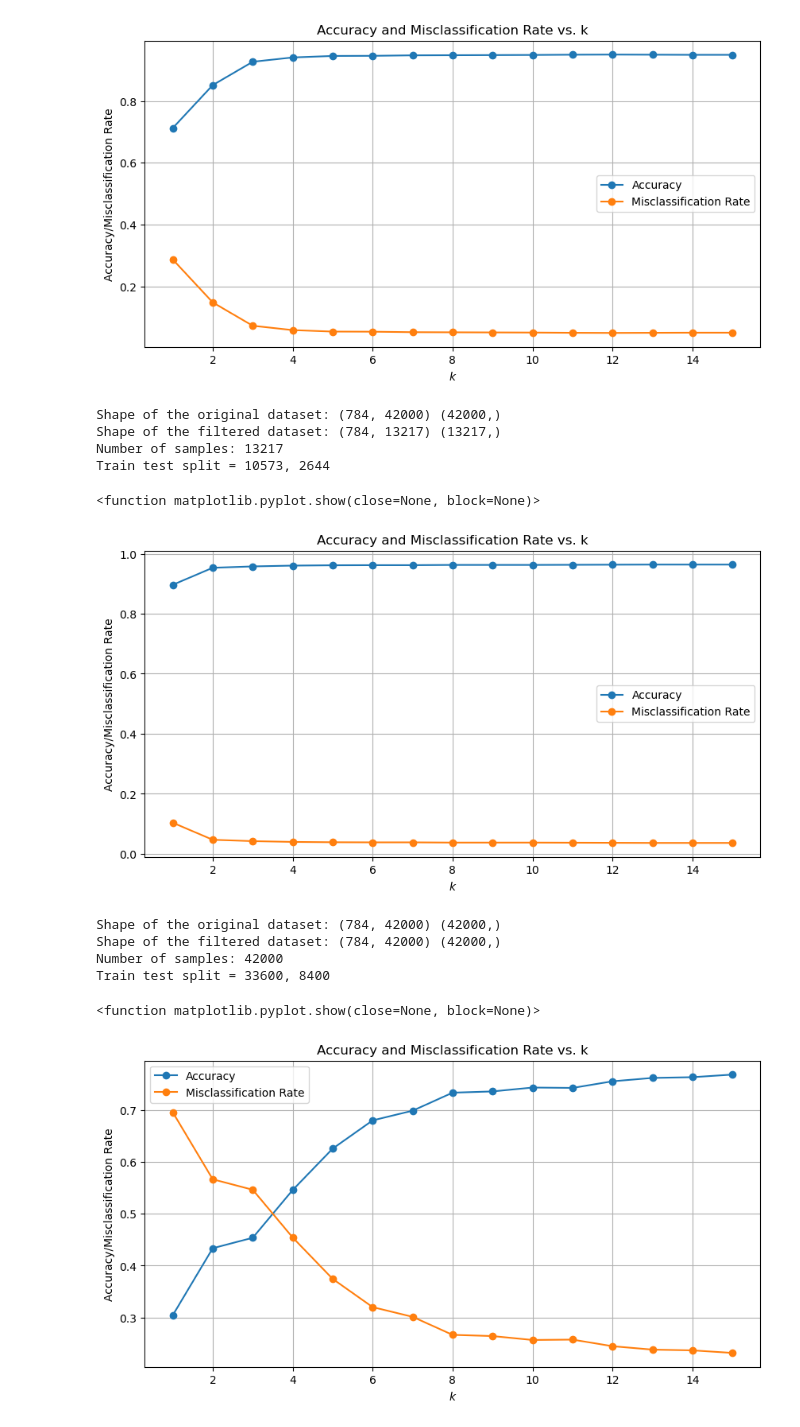
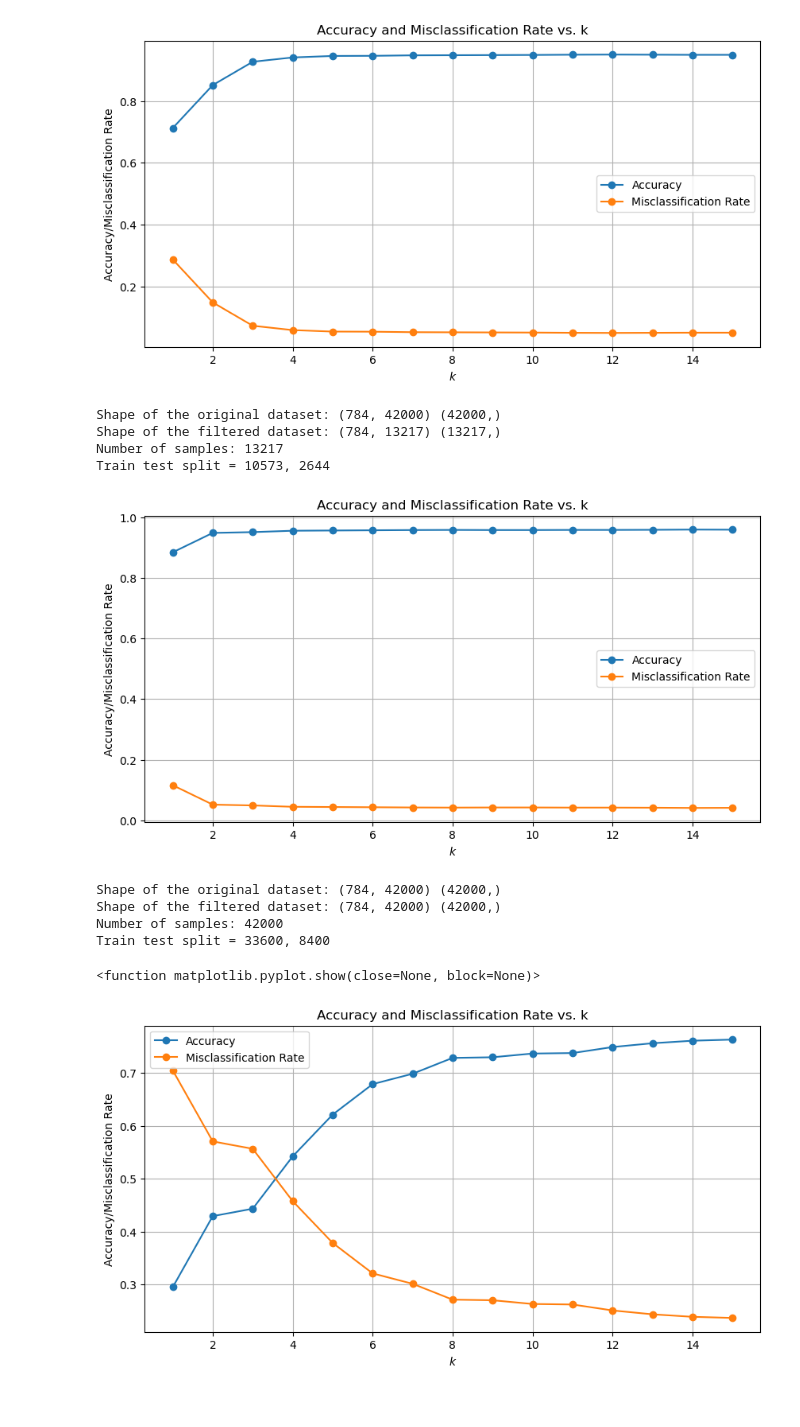
Before and after one commit to 26leonardo/homework_ssm_unibo, a Jupyter notebook: homework2.ipynb, the cells around one changed output. Drawn from its saved outputs; the diff is of its cells as text; code cells hidden in the pictures.

```diff
--- a/homework2.ipynb
+++ b/homework2.ipynb
@@ -477,16 +477,16 @@ def PCA(X_train, Y_train, labels, d = 784, k=2):
     Returns:
     Z_train numpy.ndarray: Train set projected into the low-dimensional space.
     list_centroid_clusters_projections list(numpy.ndarray): List of centroids of the clusters projected into the low-dimensional space.
-    P (numpy.ndarray): Projection matrix obtained from the training set.
+    tuple: Tuple containing the centroid of the data and the projection matrix.
     """
     # Compute centroid
-    cX = np.mean(X_train, axis=1)
+    cX_train = np.mean(X_train, axis=1)
 
     # Make it a column vector
-    cX = np.reshape(cX, (d, 1))
+    cX_train = np.reshape(cX_train, (d, 1))
 
     # Center the data
-    Xc = X_train - cX
+    Xc = X_train - cX_train
 
     # Compute SVD decomposition
     U, s, VT = np.linalg.svd(Xc, full_matrices=False)
@@ -497,8 +497,8 @@ def PCA(X_train, Y_train, labels, d = 784, k=2):
     # Define projection matrix
     P = Uk.T
 
-    # Project X_train -> Z_train
-    Z_train = P @ X_train
+    # Project X_train centred -> Z_train
+    Z_train = P @ Xc
 
     # Project centroid clusters
     list_centroid_clusters_projections = []
@@ -506,7 +506,7 @@ def PCA(X_train, Y_train, labels, d = 784, k=2):
         Zn = Z_train[:, Y_train == label]
         cX = np.mean(Zn, axis=1)
         list_centroid_clusters_projections.append(cX)
-    return Z_train, list_centroid_clusters_projections, P
+    return Z_train, list_centroid_clusters_projections, (cX_train,P)
 
 def average_distance_of_clusters_from_centroid(Z, Y_train, centroids):
     """
@@ -528,18 +528,22 @@ def average_distance_of_clusters_from_centroid(Z, Y_train, centroids):
 
     return distances
 
-def project_test_set(X_test, P):
+def project_test_set(X_test, train_coefficients):
     """
     Project the test set X_test into the low-dimensional space using the projection matrix P.
 
     Parameters:
     X_test (numpy.ndarray): Test set.
-    P (numpy.ndarray): Projection matrix obtained from the training set.
+    train_coefficients tuple: Tuple containing the centroid of the train data and the projection matrix.
 
     Returns:
     numpy.ndarray: Test set projected into the low-dimensional space.
     """
-    Z_test = P @ X_test
+    cx = train_coefficients[0]
+    P = train_coefficients[1]
+
+    Xc_test = X_test - cx
+    Z_test = P @ Xc_test
     return Z_test
 
 def classify_based_on_centroid(x, centroids, labels):
@@ -753,8 +757,8 @@ kk = np.arange(1, 16)
 accuracy_l = []
 mr_l = []
 for k in kk:
-    Z_0_6_9_train_k, proj_centr_clust_k, P_k = PCA(X_0_6_9_train, Y_0_6_9_train, labels, d, k)
-    Z_0_6_9_test_k = project_test_set(X_0_6_9_test, P_k)
+    Z_0_6_9_train_k, proj_centr_clust_k, train_coefficients_k = PCA(X_0_6_9_train, Y_0_6_9_train, labels, d, k)
+    Z_0_6_9_test_k = project_test_set(X_0_6_9_test, train_coefficients_k)
     MR, Acc = evaluation_PCA(Z_0_6_9_test_k, Y_0_6_9_test, proj_centr_clust_k, labels)
     accuracy_l.append(Acc)
     mr_l.append(MR)
@@ -783,8 +787,8 @@ kk = np.arange(1, 16)
 accuracy_l = []
 mr_l = []
 for k in kk:
-    Z_0_1_7_train_k, proj_centr_clust_k, P_k = PCA(X_0_1_7_train, Y_0_1_7_train, labels, d, k)
-    Z_0_1_7_test_k = project_test_set(X_0_1_7_test, P_k)
+    Z_0_1_7_train_k, proj_centr_clust_k, train_coefficients_k = PCA(X_0_1_7_train, Y_0_1_7_train, labels, d, k)
+    Z_0_1_7_test_k = project_test_set(X_0_1_7_test, train_coefficients_k)
     MR, Acc = evaluation_PCA(Z_0_1_7_test_k, Y_0_1_7_test, proj_centr_clust_k, labels)
     accuracy_l.append(Acc)
     mr_l.append(MR)
@@ -797,46 +801,45 @@ plt.xlabel(r'$k$')
 plt.ylabel("Accuracy/Misclassification Rate")
 plt.legend()
 plt.grid()
-plt.show
+plt.show()
 # %% [output]
 Shape of the original dataset: (784, 42000) (42000,)
 Shape of the filtered dataset: (784, 13217) (13217,)
 Number of samples: 13217
 Train test split = 10573, 2644
-<function matplotlib.pyplot.show(close=None, block=None)>
 [figure]
 # %%
 # Extract digits
 labels = [0, 1, 2, 3, 4, 5, 6, 7, 8, 9]
 X_all, Y_all = filter_dataset(X, Y, labels)
 d, N = X_all.shape
 print(f"Number of samples: {N}")
 # Train Test split
 (X_all_train, Y_all_train), (X_all_test, Y_all_test) = split_data(X_all, Y_all, 0.8 )
 
 kk = np.arange(1, 16)
 accuracy_l = []
 mr_l = []
 for k in kk:
-    Z_all_train_k, proj_centr_clust_k, P_k = PCA(X_all_train, Y_all_train, labels, d, k)
-    Z_all_test_k = project_test_set(X_all_test, P_k)
+    Z_all_train_k, proj_centr_clust_k, train_coefficients_k = PCA(X_all_train, Y_all_train, labels, d, k)
+    Z_all_test_k = project_test_set(X_all_test, train_coefficients_k)
     MR, Acc = evaluation_PCA(Z_all_test_k, Y_all_test, proj_centr_clust_k, labels)
     accuracy_l.append(Acc)
     mr_l.append(MR)
 
 plt.figure(figsize=(10, 5))
 plt.plot(kk, accuracy_l, marker='o', label='Accuracy')
 plt.plot(kk, mr_l, marker='o', label='Misclassification Rate')
 plt.title("Accuracy and Misclassification Rate vs. k")
 plt.xlabel(r'$k$')
 plt.ylabel("Accuracy/Misclassification Rate")
 plt.legend()
 plt.grid()
-plt.show
+plt.show()
 # %% [output]
 Shape of the original dataset: (784, 42000) (42000,)
 Shape of the filtered dataset: (784, 42000) (42000,)
 Number of samples: 42000
 Train test split = 33600, 8400
 <function matplotlib.pyplot.show(close=None, block=None)>
-[figure, old version]
+[figure, new version]
```
Also changed, not shown: parts of 5 cells of this notebook, 1 other file.
